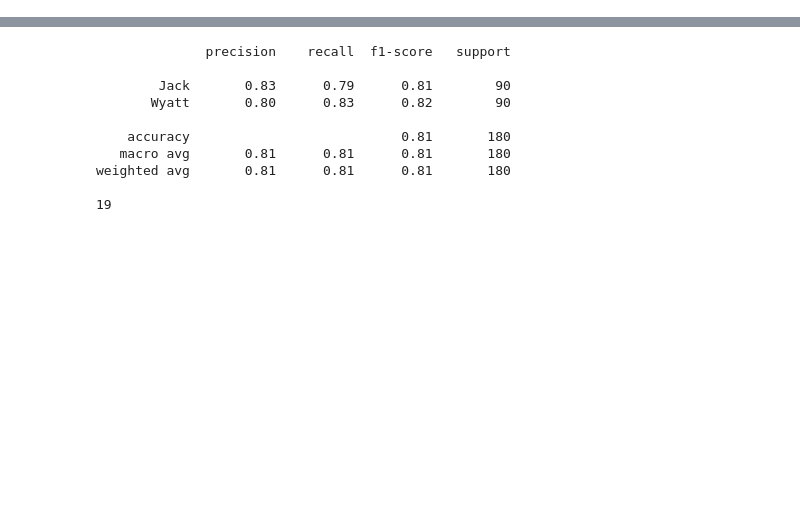
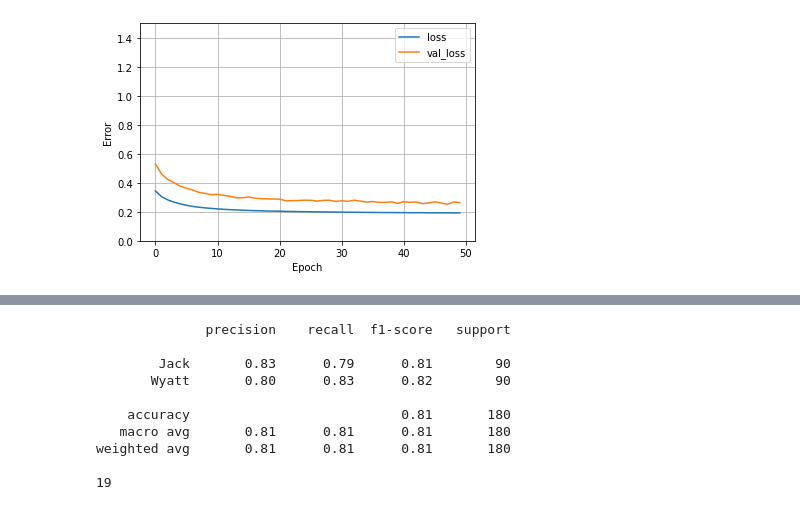
Before and after one commit to jackehogan/Spotify-Tastes, a Jupyter notebook: Spotify tastes - git.ipynb, the cells around one changed output, grey strips where cells are left out. Drawn from its saved outputs; the diff is of its cells as text; code cells hidden in the pictures; blank space fills up the shorter version.

```diff
--- a/Spotify tastes - git.ipynb
+++ b/Spotify tastes - git.ipynb
@@ -13,22 +13,24 @@ from sklearn.preprocessing import StandardScaler
 from scipy.stats import ttest_ind
 %matplotlib inline
 
-username = 'jehogan1223@gmail.com'
-scope = 'user-library-read playlist-read-private playlist-modify-public'
-#scope = 'user-library-read'
-#scope = 'playlist-read-collaborative'
-#scope = 'playlist-modify-public'
-
-#username = 'jehogan1223'
+username = "your user id"
 client_id ="your client id"
 client_secret = "your client secret"
 redirect_uri = 'http://localhost:7777/callback'
-print(username)
+
 token = util.prompt_for_user_token(username=username,
                                    scope=scope,
                                    client_id=client_id,
                                    client_secret=client_secret,
                                    redirect_uri=redirect_uri)
+
+sp = spotipy.Spotify(auth_manager=SpotifyOAuth(scope=scope,
+                                        client_id=client_id,
+                                        client_secret=client_secret,
+                                        redirect_uri=redirect_uri,
+                                          show_dialog=True))
+
 token
+sp.me()
 # %% [output]
 jehogan1223@gmail.com
@@ -35,0 +274,43 @@ jehogan1223@gmail.com
+# %%
+dfall = pd.concat([df0, df1]).reset_index(drop=True)
+numsongs = len(dfall)
+
+X = dfall[['danceability', 'energy', 'key', 'loudness', 'mode', 'speechiness',
+       'acousticness', 'instrumentalness', 'liveness', 'valence','tempo']]
+
+scaler = StandardScaler()
+scaler.fit(X)
+X = scaler.transform(X)
+
+from sklearn.model_selection import train_test_split
+
+y = dfall['Label']
+X_train, X_test, y_train, y_test = train_test_split(X, y, test_size=0.33, random_state=42)
+
+model = keras.Sequential()
+
+model.add(Dense(8, activation='relu'))
+#model.add(Dense(64, activation='relu'))
+model.add(Dense(units=1))
+
+model.compile(optimizer=tf.keras.optimizers.Adam(0.001),loss='mean_squared_error')
+#history = model.fit(X_train,y_train,validation_split=0.2,verbose=0,epochs=50,batch_size = 100)
+#%%time
+
+history = model.fit(
+    X, y,
+    validation_split=0.1,
+    verbose=0, epochs=50)
+
+def plot_loss(history):
+  plt.plot(history.history['loss'], label='loss')
+  plt.plot(history.history['val_loss'], label='val_loss')
+  plt.ylim([0, 1.5])
+  plt.xlabel('Epoch')
+  plt.ylabel('Error')
+  plt.legend()
+  plt.grid(True)
+
+plot_loss(history)
+# %% [output]
+[figure, added]
```
Also changed, not shown: parts of 15 cells of this notebook.
